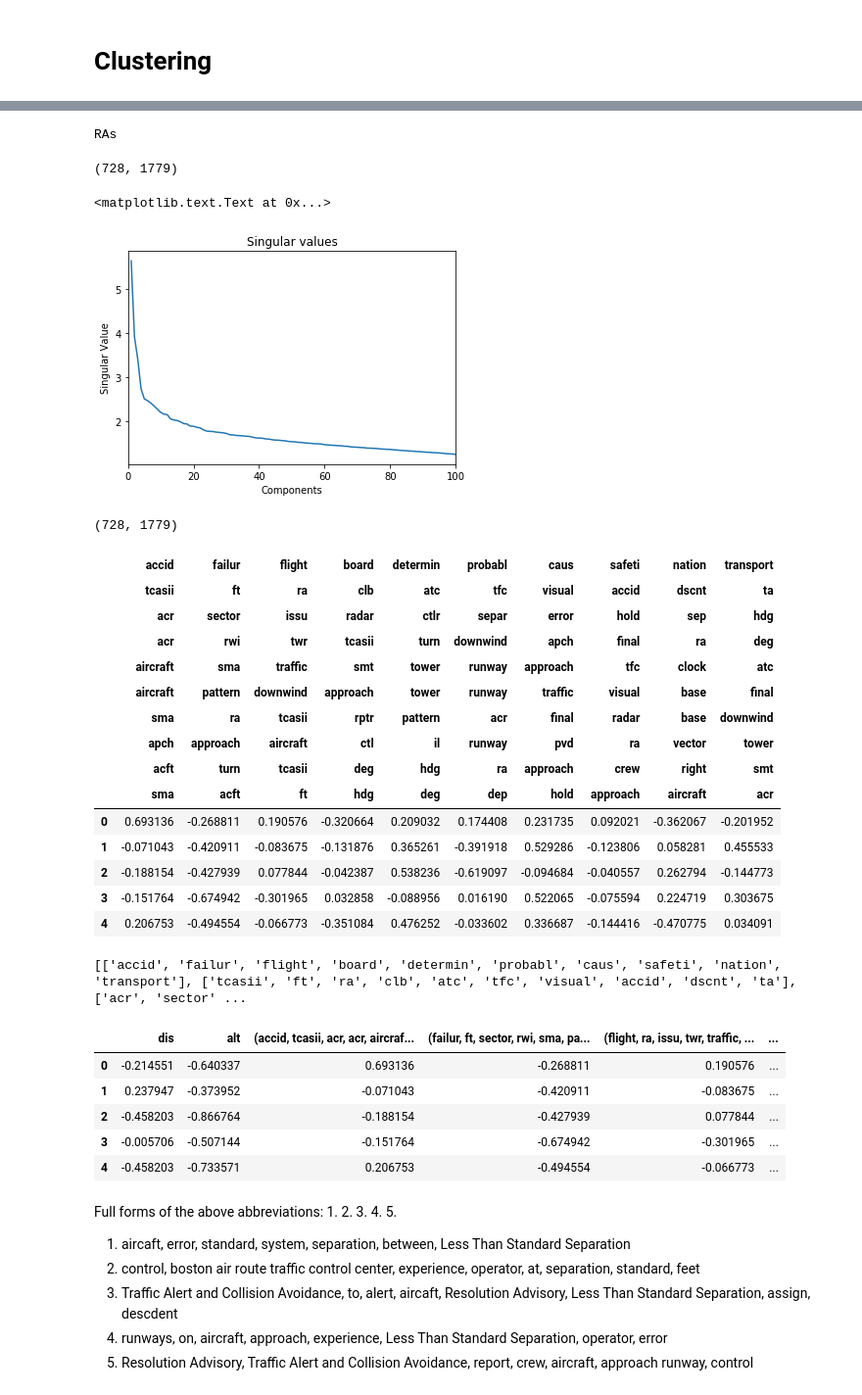
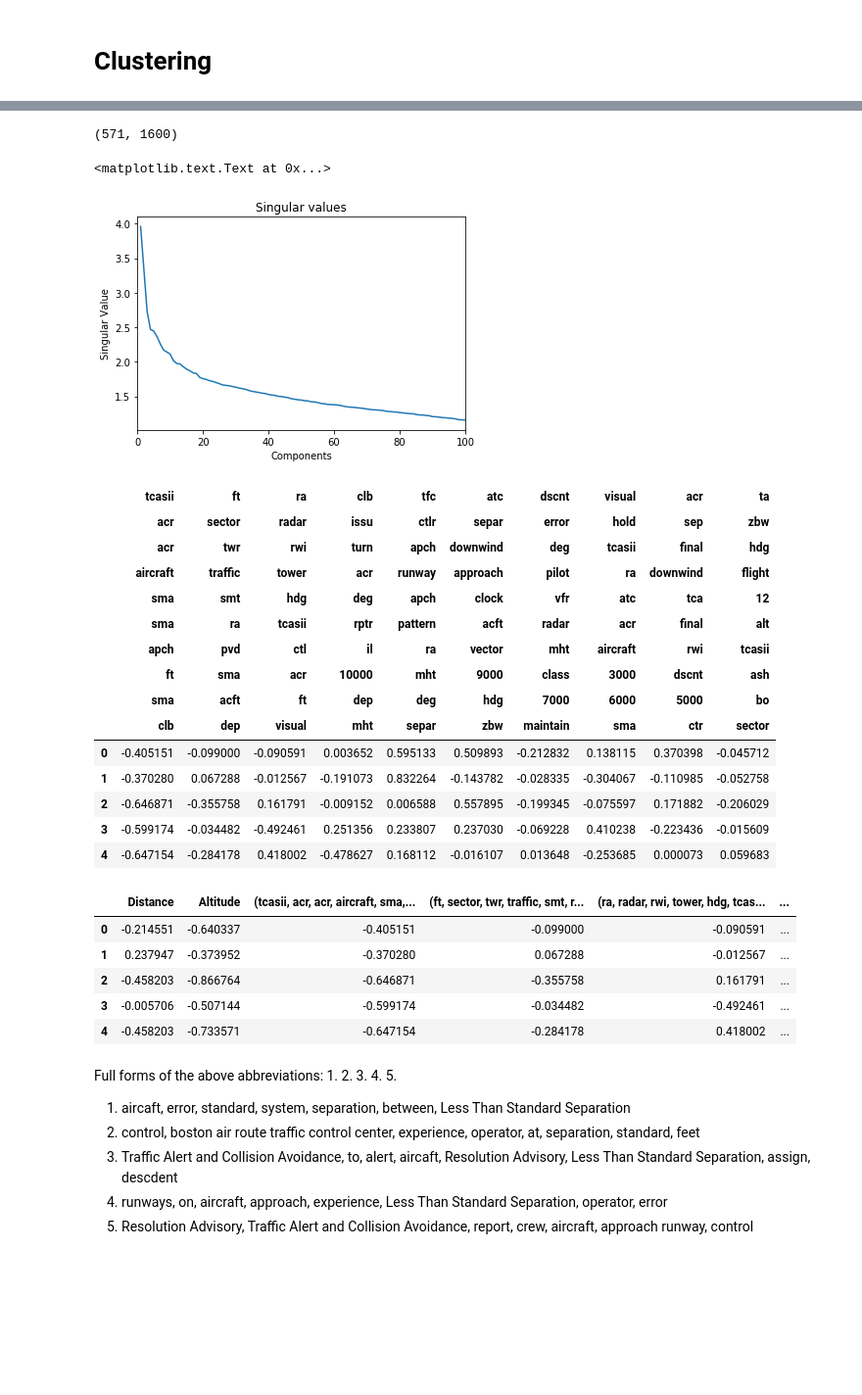
Before and after one commit to lingyigu/acas, a Jupyter notebook: src/03-Clustering.ipynb, the cells around one changed output, grey strips where cells are left out. Shown: that part at 98% size. Drawn from its saved outputs; the diff is of its cells as text; code cells hidden in the pictures; blank space fills up the shorter version.

```diff
--- a/src/03-Clustering.ipynb
+++ b/src/03-Clustering.ipynb
@@ -18,8 +24,6 @@ from sklearn import mixture
 %matplotlib inline
 # %%
 # Read report
-data = pd.read_csv("02-ASRS_DBOnline.csv",index_col=0).reset_index()
-data = data.dropna(subset=['Place.3','Place.5','Report 1.2']).reset_index()[1:]
-new_report = pd.read_csv("02-report.csv", index_col=0)
+new_report = pd.read_csv("02-ASRS-stemmed.csv", index_col=0)
 new_report.head()
 # %% [output]
@@ -49,17 +46,13 @@ def lookup(word):
-# %%
-lookup('ra')
-# %% [output]
-RAs
 # %%
 # Tfid Vectorizer
 vectorizer = TfidfVectorizer(stop_words='english', min_df=4, max_df=0.8)
-dtm = vectorizer.fit_transform(new_report['Summary'])
+dtm = vectorizer.fit_transform(new_report['Report'])
 print(dtm.shape)
 dtm_dense = dtm.todense()
 centered_dtm = dtm_dense - np.mean(dtm_dense, axis=0)
 terms = vectorizer.get_feature_names()
 # %% [output]
-(728, 1779)
+(571, 1600)
 # %%
 # Decide n_components
 svd = TruncatedSVD(n_components=100, algorithm="randomized")
@@ -77,17 +70,7 @@ plt.ylabel('Singular Value')
 plt.xlabel('Components')
 # %% [output]
 <matplotlib.text.Text at 0x...>
-[figure, old version]
+[figure, new version]
-# %%
-# Tfid Vectorizer
-vectorizer = TfidfVectorizer(stop_words='english', min_df=4, max_df=0.8)
-dtm = vectorizer.fit_transform(new_report['Summary'])
-print(dtm.shape)
-dtm_dense = dtm.todense()
-centered_dtm = dtm_dense - np.mean(dtm_dense, axis=0)
-terms = vectorizer.get_feature_names()
-# %% [output]
-(728, 1779)
 # %%
 svd = TruncatedSVD(n_components=10, algorithm="randomized")
 svd_fit = svd.fit_transform(centered_dtm)
@@ -104,39 +87,35 @@ for i in range(vt.shape[0]):
 dfnorm.columns = components
 dfnorm.head()
 # %% [output]
-|  | accid | failur | flight | board | determin | probabl | caus | safeti | nation | transport |
-|  | tcasii | ft | ra | clb | atc | tfc | visual | accid | dscnt | ta |
-|  | acr | sector | issu | radar | ctlr | separ | error | hold | sep | hdg |
-|  | acr | rwi | twr | tcasii | turn | downwind | apch | final | ra | deg |
-|  | aircraft | sma | traffic | smt | tower | runway | approach | tfc | clock | atc |
-|  | aircraft | pattern | downwind | approach | tower | runway | traffic | visual | base | final |
-|  | sma | ra | tcasii | rptr | pattern | acr | final | radar | base | downwind |
-|  | apch | approach | aircraft | ctl | il | runway | pvd | ra | vector | tower |
-|  | acft | turn | tcasii | deg | hdg | ra | approach | crew | right | smt |
-|  | sma | acft | ft | hdg | deg | dep | hold | approach | aircraft | acr |
-| 0 | 0.693136 | -0.268811 | 0.190576 | -0.320664 | 0.209032 | 0.174408 | 0.231735 | 0.092021 | -0.362067 | -0.201952 |
-| 1 | -0.071043 | -0.420911 | -0.083675 | -0.131876 | 0.365261 | -0.391918 | 0.529286 | -0.123806 | 0.058281 | 0.455533 |
-| 2 | -0.188154 | -0.427939 | 0.077844 | -0.042387 | 0.538236 | -0.619097 | -0.094684 | -0.040557 | 0.262794 | -0.144773 |
-| 3 | -0.151764 | -0.674942 | -0.301965 | 0.032858 | -0.088956 | 0.016190 | 0.522065 | -0.075594 | 0.224719 | 0.303675 |
-| 4 | 0.206753 | -0.494554 | -0.066773 | -0.351084 | 0.476252 | -0.033602 | 0.336687 | -0.144416 | -0.470775 | 0.034091 |
+|  | tcasii | ft | ra | clb | tfc | atc | dscnt | visual | acr | ta |
+|  | acr | sector | radar | issu | ctlr | separ | error | hold | sep | zbw |
+|  | acr | twr | rwi | turn | apch | downwind | deg | tcasii | final | hdg |
+|  | aircraft | traffic | tower | acr | runway | approach | pilot | ra | downwind | flight |
+|  | sma | smt | hdg | deg | apch | clock | vfr | atc | tca | 12 |
+|  | sma | ra | tcasii | rptr | pattern | acft | radar | acr | final | alt |
+|  | apch | pvd | ctl | il | ra | vector | mht | aircraft | rwi | tcasii |
+|  | ft | sma | acr | 10000 | mht | 9000 | class | 3000 | dscnt | ash |
+|  | sma | acft | ft | dep | deg | hdg | 7000 | 6000 | 5000 | bo |
+|  | clb | dep | visual | mht | separ | zbw | maintain | sma | ctr | sector |
+| 0 | -0.405151 | -0.099000 | -0.090591 | 0.003652 | 0.595133 | 0.509893 | -0.212832 | 0.138115 | 0.370398 | -0.045712 |
+| 1 | -0.370280 | 0.067288 | -0.012567 | -0.191073 | 0.832264 | -0.143782 | -0.028335 | -0.304067 | -0.110985 | -0.052758 |
+| 2 | -0.646871 | -0.355758 | 0.161791 | -0.009152 | 0.006588 | 0.557895 | -0.199345 | -0.075597 | 0.171882 | -0.206029 |
+| 3 | -0.599174 | -0.034482 | -0.492461 | 0.251356 | 0.233807 | 0.237030 | -0.069228 | 0.410238 | -0.223436 | -0.015609 |
+| 4 | -0.647154 | -0.284178 | 0.418002 | -0.478627 | 0.168112 | -0.016107 | 0.013648 | -0.253685 | 0.000073 | 0.059683 |
-# %%
-print(components)
-# %% [output]
-[['accid', 'failur', 'flight', 'board', 'determin', 'probabl', 'caus', 'safeti', 'nation', 'transport'], ['tcasii', 'ft', 'ra', 'clb', 'atc', 'tfc', 'visual', 'accid', 'dscnt', 'ta'], ['acr', 'sector' ...
 # %%
-dfloc = pd.DataFrame(scale(data[['Place.3', 'Place.5']]), columns=['dis', 'alt'])
+dfloc = pd.DataFrame(scale(new_report[['Distance', 'Altitude']]), columns=['Distance', 'Altitude'])
 df_features = dfloc.join(dfnorm)
-df_features['dis'] = df_features['dis'].apply(lambda x: x * 1)
-df_features['alt'] = df_features['alt'].apply(lambda x: x * 1)
+df_features['Distance'] = df_features['Distance'].apply(lambda x: x * 1)
+df_features['Altitude'] = df_features['Altitude'].apply(lambda x: x * 1)
 df_features.to_csv('03-lsa.csv')
 df_features.head()
 # %% [output]
-|  | dis | alt | (accid, tcasii, acr, acr, aircraf... | (failur, ft, sector, rwi, sma, pa... | (flight, ra, issu, twr, traffic, ... | ... |
-| 0 | -0.214551 | -0.640337 | 0.693136 | -0.268811 | 0.190576 | ... |
-| 1 | 0.237947 | -0.373952 | -0.071043 | -0.420911 | -0.083675 | ... |
-| 2 | -0.458203 | -0.866764 | -0.188154 | -0.427939 | 0.077844 | ... |
-| 3 | -0.005706 | -0.507144 | -0.151764 | -0.674942 | -0.301965 | ... |
-| 4 | -0.458203 | -0.733571 | 0.206753 | -0.494554 | -0.066773 | ... |
+|  | Distance | Altitude | (tcasii, acr, acr, aircraft, sma,... | (ft, sector, twr, traffic, smt, r... | (ra, radar, rwi, tower, hdg, tcas... | ... |
+| 0 | -0.214551 | -0.640337 | -0.405151 | -0.099000 | -0.090591 | ... |
+| 1 | 0.237947 | -0.373952 | -0.370280 | 0.067288 | -0.012567 | ... |
+| 2 | -0.458203 | -0.866764 | -0.646871 | -0.355758 | 0.161791 | ... |
+| 3 | -0.005706 | -0.507144 | -0.599174 | -0.034482 | -0.492461 | ... |
+| 4 | -0.458203 | -0.733571 | -0.647154 | -0.284178 | 0.418002 | ... |
 # %% [markdown]
 Full forms of the above abbreviations:
 1.
```
Also changed, not shown: parts of 12 cells of this notebook, 1 other file.
